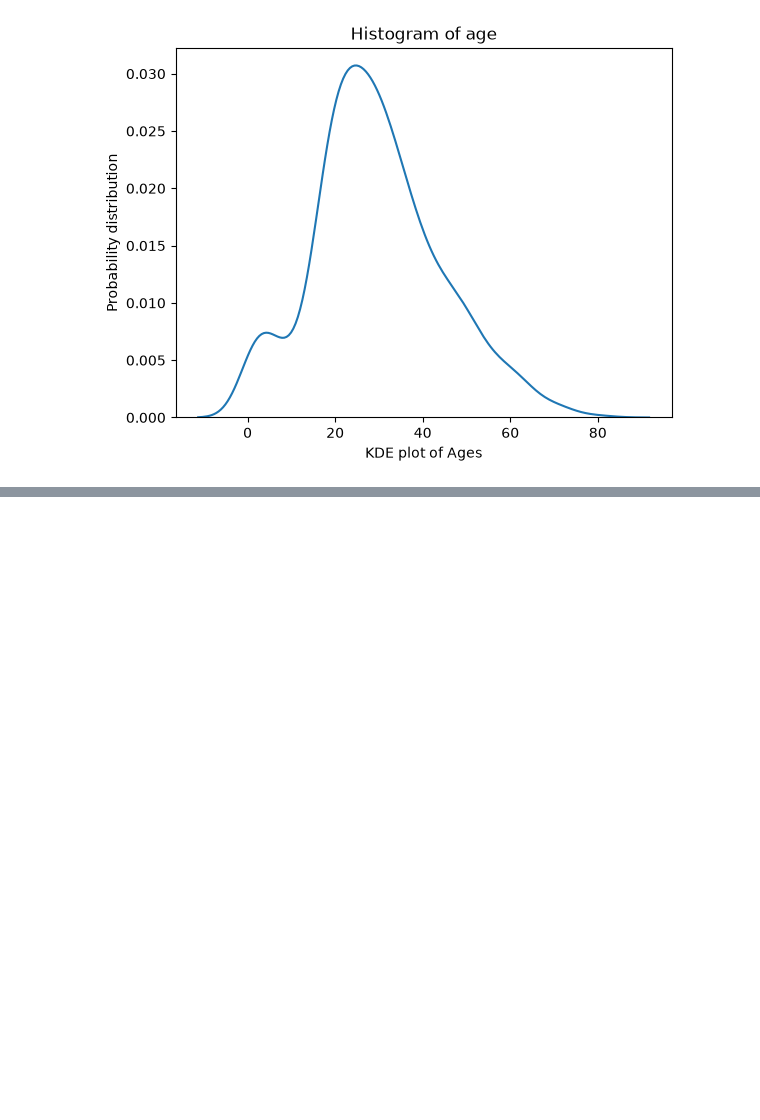
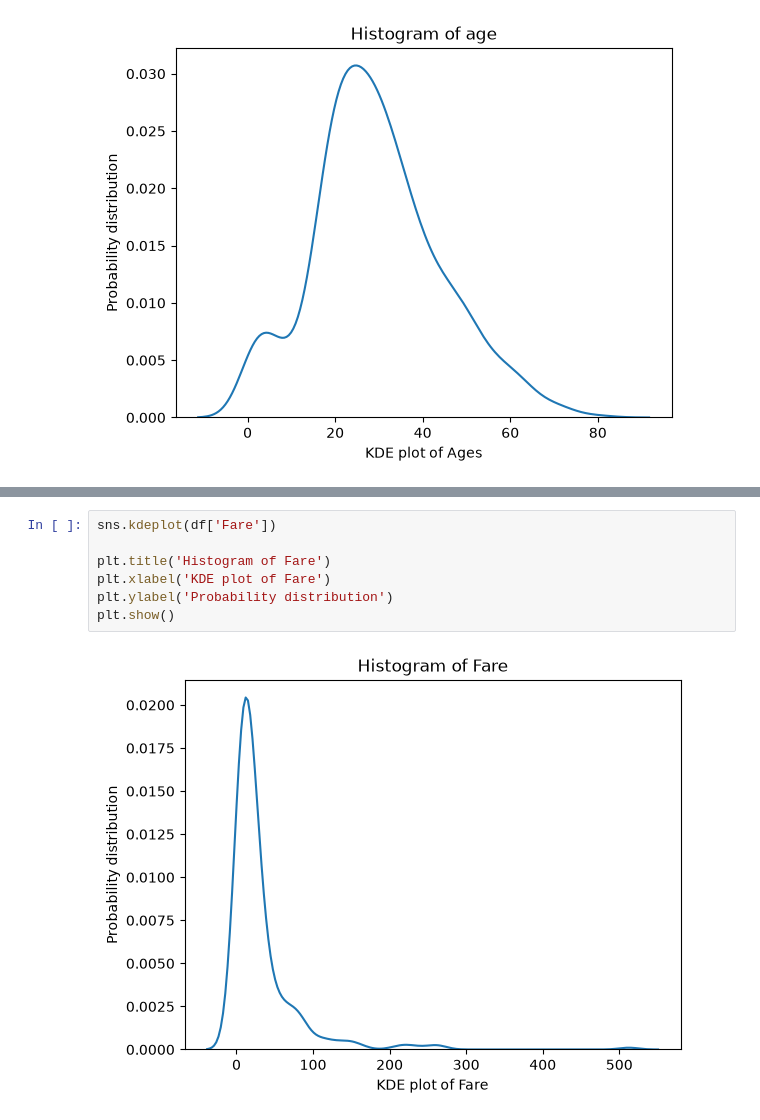
Before and after one commit to SamiulIslam007/phitron-machine-learning-practice, a Jupyter notebook: EDA_practice_on_titanic_data.ipynb, the cells around one changed output, grey strips where cells are left out. Drawn from its saved outputs; the diff is of its cells as text; blank space fills up the shorter version.

```diff
--- a/EDA_practice_on_titanic_data.ipynb
+++ b/EDA_practice_on_titanic_data.ipynb
@@ -183,0 +193,9 @@ plt.show()
+# %%
+sns.kdeplot(df['Fare'])
+
+plt.title('Histogram of Fare')
+plt.xlabel('KDE plot of Fare')
+plt.ylabel('Probability distribution')
+plt.show()
+# %% [output]
+[figure, added]
```
Also changed, not shown: parts of 2 cells of this notebook.
